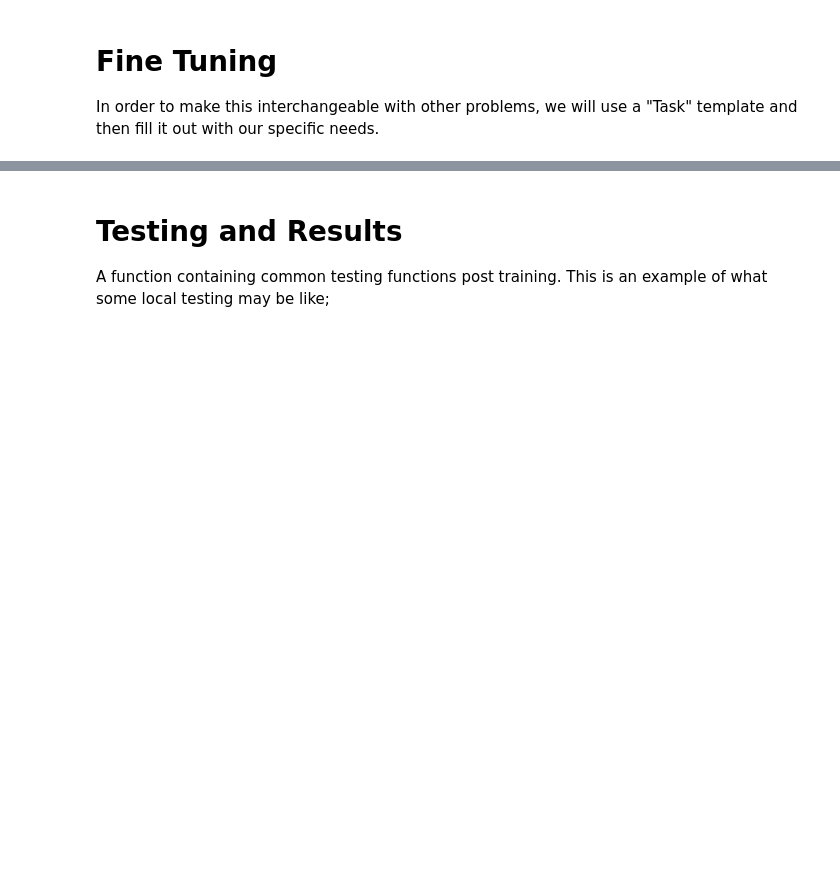
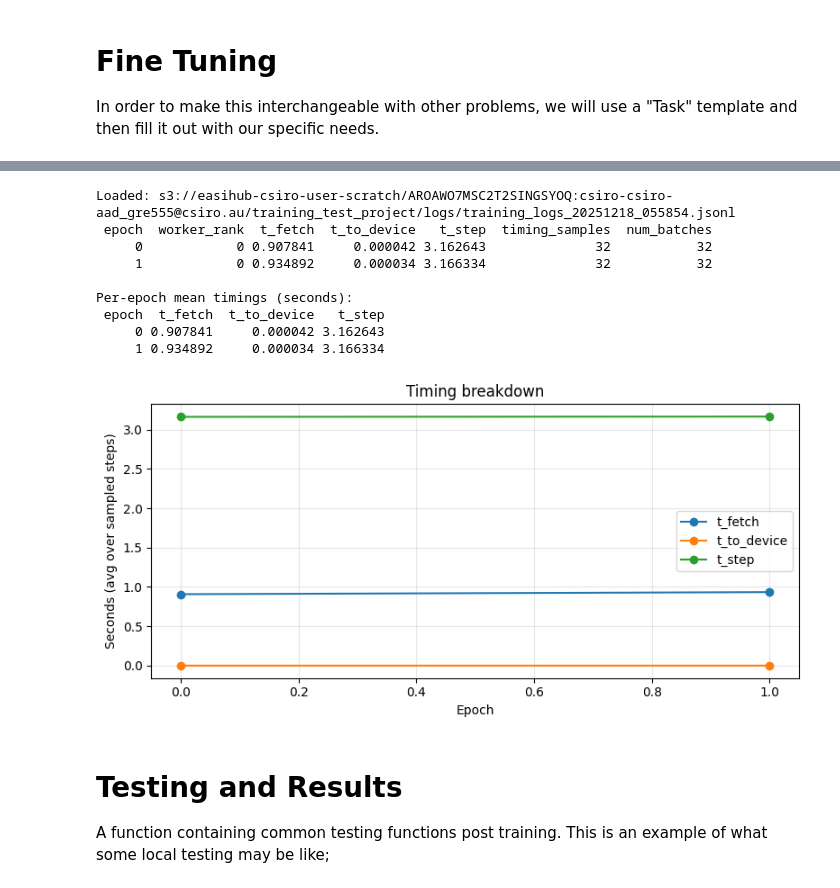
Before and after one commit to csiro-easi/easi-notebooks, a Jupyter notebook: notebooks/dask/08b-Fine_Tuning_with_Dask-Optimisations.ipynb, the cells around one changed output, grey strips where cells are left out. Cells and saved outputs as stored; diff of their text form; code cells hidden in the pictures; blank space fills up the shorter version.

```diff
--- a/notebooks/dask/08b-Fine_Tuning_with_Dask-Optimisations.ipynb
+++ b/notebooks/dask/08b-Fine_Tuning_with_Dask-Optimisations.ipynb
@@ -914,3 +595,69 @@ Total training time: 337.66 s
+# %%
+import boto3, json
+import pandas as pd
+import matplotlib.pyplot as plt
+
+def load_latest_training_log(s3_bucket: str, log_dir_prefix: str):
+    """
+    log_dir_prefix should be the same prefix you pass as log_dir, e.g. "logs/".
+    Assumes keys like: f"{log_dir_prefix}training_logs_YYYYmmdd_HHMMSS.jsonl"
+    """
+    s3 = boto3.client("s3")
+
+    resp = s3.list_objects_v2(Bucket=s3_bucket, Prefix=log_dir_prefix)
+    contents = resp.get("Contents", [])
+    keys = [o["Key"] for o in contents if o["Key"].endswith(".jsonl") and "training_logs_" in o["Key"]]
+    if not keys:
+        raise FileNotFoundError(f"No training_logs_*.jsonl found under s3://{s3_bucket}/{log_dir_prefix}")
+
+    latest_key = max(keys)  # timestamp is in filename, so lexicographic works
+    obj = s3.get_object(Bucket=s3_bucket, Key=latest_key)
+    text = obj["Body"].read().decode("utf-8")
+
+    rows = [json.loads(line) for line in text.splitlines() if line.strip()]
+    df = pd.DataFrame(rows)
+    return latest_key, df
+
+
+def inspect_timing(df: pd.DataFrame):
+    cols = ["epoch", "worker_rank", "t_fetch", "t_to_device", "t_step", "timing_samples", "num_batches"]
+    cols = [c for c in cols if c in df.columns]
+    print(df[cols].sort_values(["epoch", "worker_rank"]).to_string(index=False))
+
+    # Aggregate across ranks per epoch (mean)
+    agg = df.groupby("epoch", as_index=False)[[c for c in ["t_fetch","t_to_device","t_step"] if c in df.columns]].mean()
+    print("\nPer-epoch mean timings (seconds):")
+    print(agg.to_string(index=False))
+
+    # Simple plot
+    plt.figure(figsize=(8,4))
+    for c in ["t_fetch","t_to_device","t_step"]:
+        if c in agg.columns:
+            plt.plot(agg["epoch"], agg[c], marker="o", label=c)
+    plt.xlabel("Epoch")
+    plt.ylabel("Seconds (avg over sampled steps)")
+    plt.title("Timing breakdown")
+    plt.legend()
+    plt.grid(True, alpha=0.3)
+    plt.tight_layout()
+    plt.show()
+
+
+# ---- use it ----
+latest_key, df = load_latest_training_log(bucket, log_dir)
+print("Loaded:", f"s3://{bucket}/{latest_key}")
+inspect_timing(df)
+# %% [output]
+Loaded: s3://easihub-csiro-user-scratch/AROAWO7MSC2T2SINGSYOQ:csiro-csiro-aad_gre555@csiro.au/training_test_project/logs/training_logs_20251218_055854.jsonl
+ epoch  worker_rank  t_fetch  t_to_device   t_step  timing_samples  num_batches
+     0            0 0.907841     0.000042 3.162643              32           32
+     1            0 0.934892     0.000034 3.166334              32           32
+
+Per-epoch mean timings (seconds):
+ epoch  t_fetch  t_to_device   t_step
+     0 0.907841     0.000042 3.162643
+     1 0.934892     0.000034 3.166334
+[figure, added]
 # %% [markdown]
 # Testing and Results
 A function containing common testing functions post training. This is an example of what some local testing may be like;
```
Also changed, not shown: parts of 15 cells of this notebook, 13 other files.
